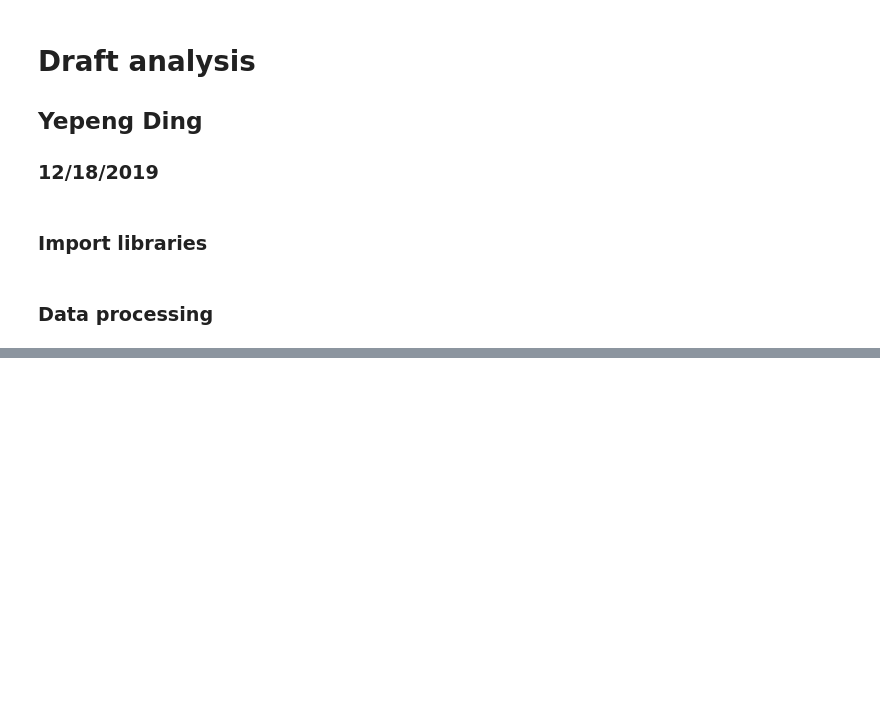
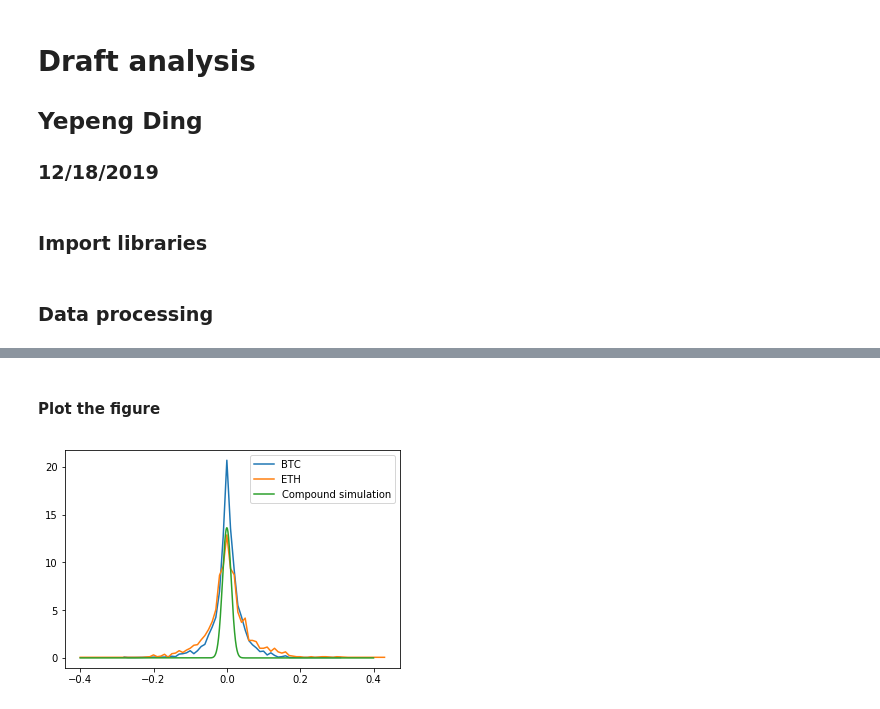
Before and after one commit to teimichael/QuantumCryptomarket, a Jupyter notebook: draft_analysis.ipynb, the cells around one changed output, grey strips where cells are left out. Drawn from its saved outputs; the diff is of its cells as text; code cells hidden in the pictures; blank space fills up the shorter version.

```diff
--- a/draft_analysis.ipynb
+++ b/draft_analysis.ipynb
@@ -24,0 +47,6 @@ ao = AnharmonicOscillator(interval_length=0.001, data_size=2256, boundary=0.4, o
+# %%
+omega = 30000
+third = 0
+fourth = 0
+fifth = 0
+ao = AnharmonicOscillator(interval_length=0.001, data_size=2000, boundary=0.4, omega=omega, h_bar=1, m=1, coefficient=[third, fourth, fifth])
@@ -42,0 +65,10 @@ plt.show()
+# %% [markdown]
+#### Plot the figure
+# %%
+plt.plot(btc_log_return.index, btc_log_return, label='BTC')
+plt.plot(eth_log_return.index, eth_log_return, label='ETH')
+plt.plot(ao.position, pdf_compound, label='Compound simulation')
+plt.legend()
+plt.show()
+# %% [output]
+[figure, added]
```
Also changed, not shown: parts of 12 cells of this notebook, 7 other files.
